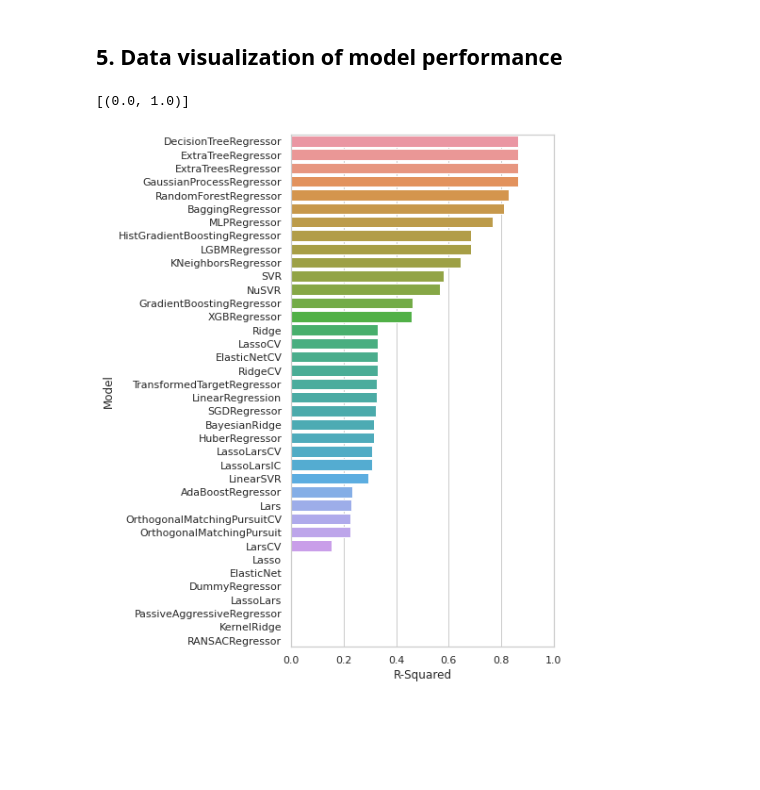
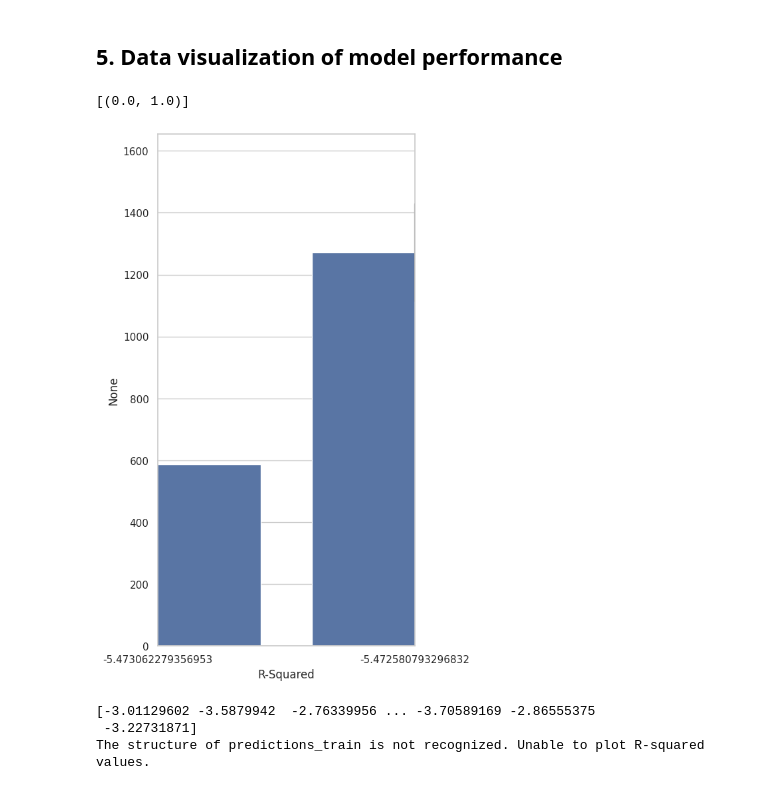
Before and after one commit to Rukaiya2009/KSI-Drug-Discovery-MgluR5, a Jupyter notebook: code-master/python/CDD_ML_Part_5_MgluR5_Compare_Regressors.ipynb, the cells around one changed output. Drawn from its saved outputs; the diff is of its cells as text; code cells hidden in the pictures; blank space fills up the shorter version.

```diff
--- a/code-master/python/CDD_ML_Part_5_MgluR5_Compare_Regressors.ipynb
+++ b/code-master/python/CDD_ML_Part_5_MgluR5_Compare_Regressors.ipynb
@@ -91,0 +73,10 @@ NameError: name 'LazyRegressor' is not defined
+# %%
+from tpot import TPOTRegressor
+
+# Define and build the TPOT Regressor
+tpot = TPOTRegressor(generations=5, population_size=20, verbosity=2, random_state=42)
+tpot.fit(X_train, Y_train)
+
+# Evaluate the TPOT Regressor
+predictions_train = tpot.predict(X_train)
+predictions_test = tpot.predict(X_test)
@@ -136,19 +121,53 @@ predictions_test
 # %% [markdown]
 ## **5. Data visualization of model performance**
 # %%
-# Bar plot of R-squared values
 import matplotlib.pyplot as plt
 import seaborn as sns
+import pandas as pd
 
-#train["R-Squared"] = [0 if i < 0 else i for i in train.iloc[:,0] ]
+# Convert predictions_train array to a DataFrame
+predictions_train_df = pd.DataFrame(predictions_train, columns=["R-Squared"])
 
 plt.figure(figsize=(5, 10))
 sns.set_theme(style="whitegrid")
-ax = sns.barplot(y=predictions_train.index, x="R-Squared", data=predictions_train)
+ax = sns.barplot(y=predictions_train_df.index, x="R-Squared", data=predictions_train_df)
 ax.set(xlim=(0, 1))
 # %% [output]
 [(0.0, 1.0)]
-[figure, old version]
+[figure, new version]
+# %%
+import matplotlib.pyplot as plt
+
+# Print the content of predictions_train to understand its structure
+print(predictions_train)
+
+# Plotting code based on the actual structure of predictions_train
+# Modify this part based on the actual structure of predictions_train
+if isinstance(predictions_train, list):
+    # If predictions_train is a list of tuples (model_name, r_squared_value)
+    rsquared_values = [result[1] for result in predictions_train]
+    plt.figure(figsize=(10, 5))
+    plt.bar(range(len(rsquared_values)), rsquared_values)
+    plt.xlabel('Model')
+    plt.ylabel('R-Squared Value')
+    plt.title('R-Squared Values for Different Models (Training Set)')
+    plt.xticks(range(len(predictions_train)), [result[0] for result in predictions_train], rotation=90)
+    plt.show()
+elif isinstance(predictions_train, dict):
+    # If predictions_train is a dictionary with model names as keys and r_squared values as values
+    plt.figure(figsize=(10, 5))
+    plt.bar(predictions_train.keys(), predictions_train.values())
+    plt.xlabel('Model')
+    plt.ylabel('R-Squared Value')
+    plt.title('R-Squared Values for Different Models (Training Set)')
+    plt.xticks(rotation=90)
+    plt.show()
+else:
+    print("The structure of predictions_train is not recognized. Unable to plot R-squared values.")
+# %% [output]
+[-3.01129602 -3.5879942  -2.76339956 ... -3.70589169 -2.86555375
+ -3.22731871]
+The structure of predictions_train is not recognized. Unable to plot R-squared values.
 # %%
 # Bar plot of RMSE values
 import matplotlib.pyplot as plt
```
Also changed, not shown: parts of 13 cells of this notebook, 1 other file.
